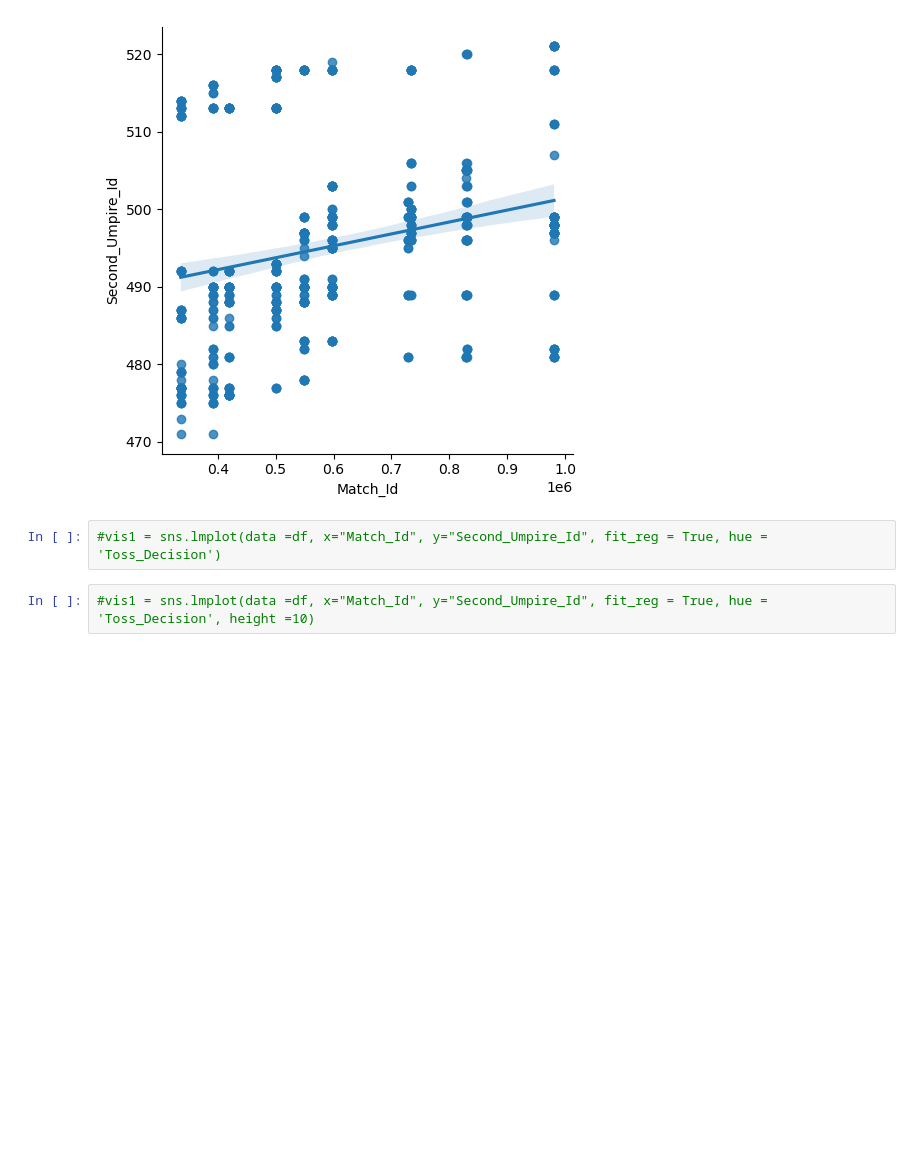
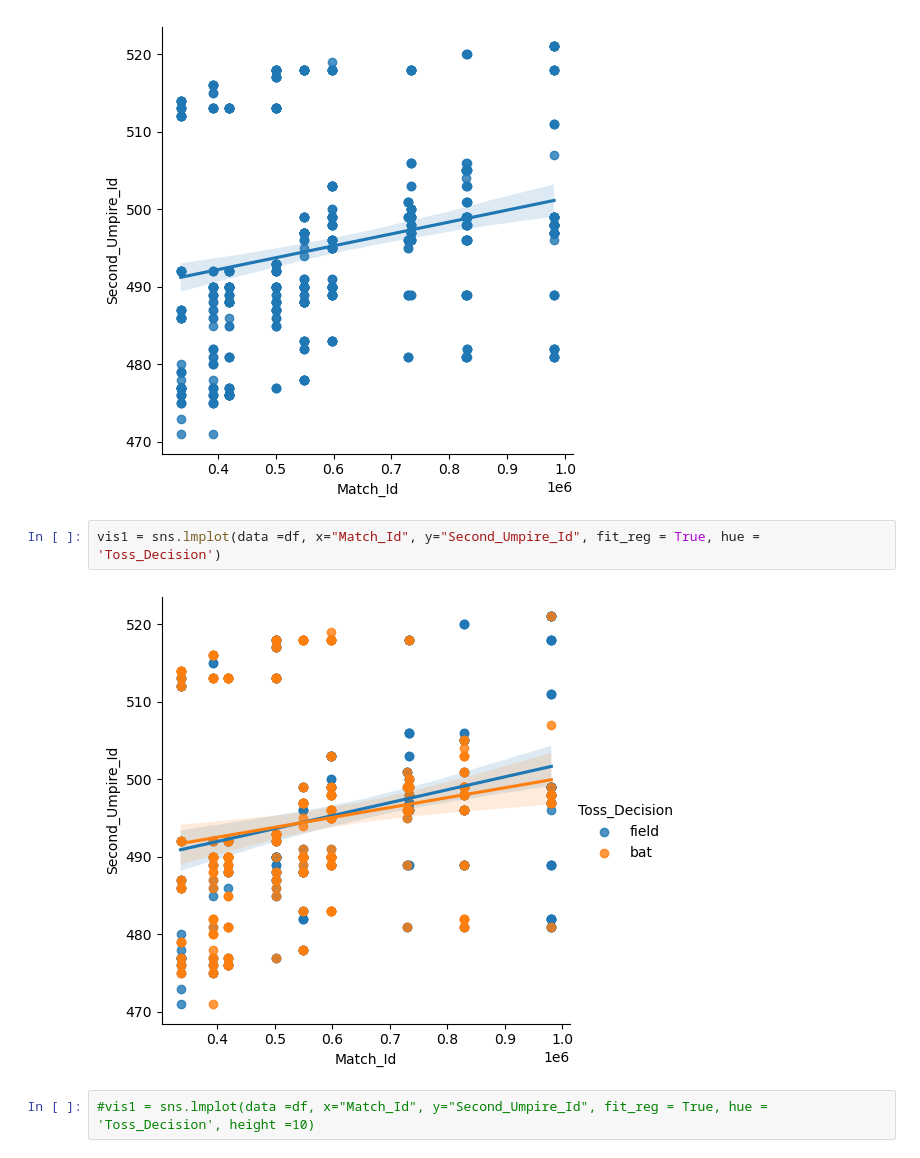
Before and after one commit to Rahul-shingade/Numpy, a Jupyter notebook: Numpy.ipynb, the cells around one changed output. Drawn from its saved outputs; the diff is of its cells as text; blank space fills up the shorter version.

```diff
--- a/Numpy.ipynb
+++ b/Numpy.ipynb
@@ -744,6 +744,8 @@ vis1 = sns.lmplot(data =df, x="Match_Id", y="Second_Umpire_Id", fit_reg = True)
 # %% [output]
 [figure]
 # %%
-#vis1 = sns.lmplot(data =df, x="Match_Id", y="Second_Umpire_Id", fit_reg = True, hue = 'Toss_Decision')
+vis1 = sns.lmplot(data =df, x="Match_Id", y="Second_Umpire_Id", fit_reg = True, hue = 'Toss_Decision')
+# %% [output]
+[figure, added]
 # %%
 #vis1 = sns.lmplot(data =df, x="Match_Id", y="Second_Umpire_Id", fit_reg = True, hue = 'Toss_Decision', height =10)
```
